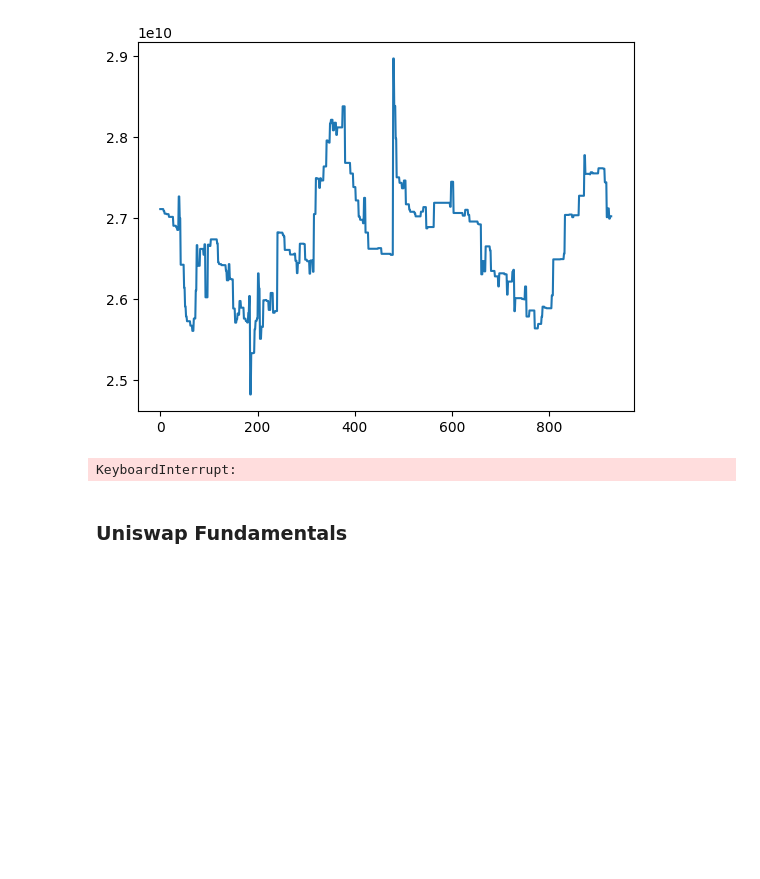
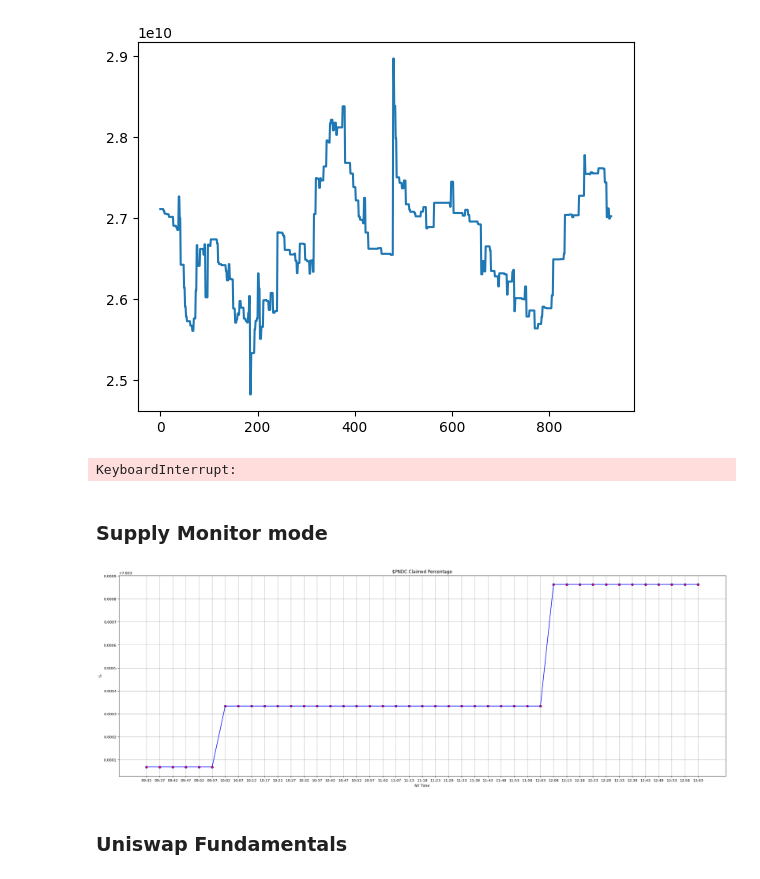
Before and after one commit to edmundtcy/ETH-Script, a Jupyter notebook: uniswap.ipynb, the cells around one changed output. Saved outputs shown, nothing was run; the diff lists cells and outputs as text; code cells hidden in the pictures; blank space fills up the shorter version.

```diff
--- a/uniswap.ipynb
+++ b/uniswap.ipynb
@@ -363,6 +359,7 @@ print(chainedAmountOut(USDT, PEPE, 1))
 ### Token Monitor mode
 # %%
 price_chart = []
+time_chart = []
 refresh = int(input("Enter the refresh time in seconds: "))
 while True:
     reserve = contract_pair.functions.getReserves().call()
@@ -377,6 +374,8 @@ while True:
         token_pair_rate = token_0_reserve/token_1_reserve
 
     price_chart.append(token_pair_rate)
+    current_time_est = datetime.now(pytz.timezone("America/New_York")).strftime("%m-%d %H:%M:%S")
+    time_chart.append(current_time_est)
 
     clear_output(wait=True)
     print(f"Token 0 ({token_0_symbol}) reserve: {token_0_reserve}")
@@ -385,8 +384,14 @@ while True:
     #Raw token rate
     print("Raw token rate:")
     print("1 WETH =", token_pair_rate, "Token")
-    plt.plot(price_chart)
+
+    plt.plot(time_chart, price_chart, color='blue', marker='o', linestyle='-', markerfacecolor='red')
+    plt.xlabel('Time')
+    plt.ylabel(f'Rate')
+    plt.title('Token Pair Rate')
+    plt.grid(True)
     plt.show()
+
     time.sleep(refresh)
 # %% [output]
 Token 0 (PEPE2.0) reserve: 11109460046121.273
@@ -395,6 +400,38 @@ Raw token rate:
 1 WETH = 27024556195.06434 Token
 [figure]
 KeyboardInterrupt:
+# %% [markdown]
+### Supply Monitor mode
+# %%
+change = []
+time_chage = []
+refresh = 300
+addr = Web3.to_checksum_address("0x423f4e6138E475D85CF7Ea071AC92097Ed631eea")
+token_info = get_token_info(addr)
+maxSupply = 420689000000000000000000000000000
+
+# print("Supply out:", token_info["totalsupply"] / maxSupply * 100, "%")
+while True:
+    try:
+        clear_output(wait=True)
+        token_info = get_token_info(addr)
+        current_time_est = datetime.now(pytz.timezone("America/New_York")).strftime("%H:%M")
+        change.append(token_info["totalsupply"] / maxSupply * 100)
+        time_chage.append(current_time_est)
+    except:
+        continue
+
+    plt.figure(figsize=(30, 10))
+    plt.plot(time_chage, change, color='blue', marker='o', linestyle='-', markerfacecolor='red')
+    plt.xlabel('NY Time')
+    plt.ylabel('%')
+    plt.title('$PNDC Claimed Percentage')
+    plt.grid(True)
+    plt.show()
+
+    time.sleep(refresh)
+# %% [output]
+[figure, added]
 # %% [markdown]
 ### Uniswap Fundamentals
 # %%
```
Also changed, not shown: parts of 3 cells of this notebook, 4 other files.
